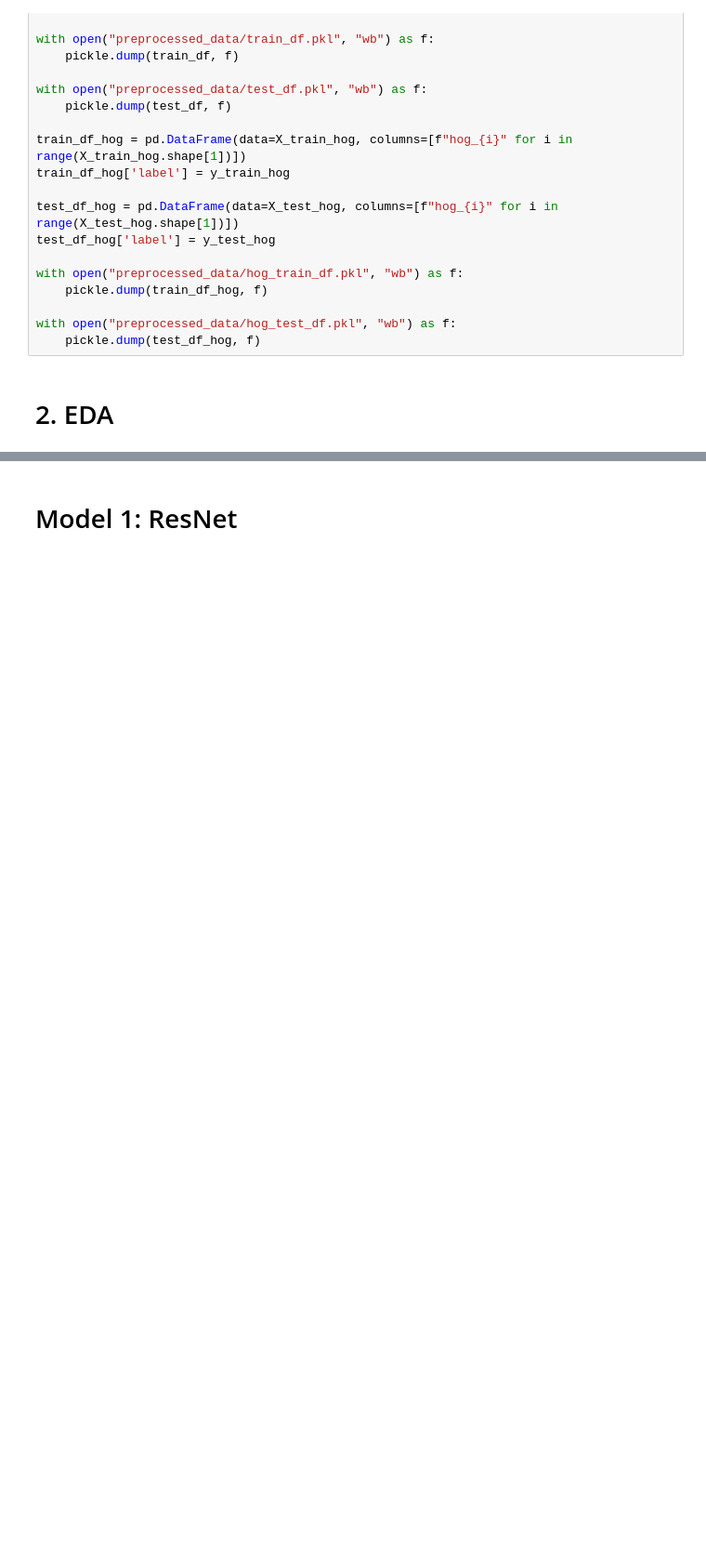
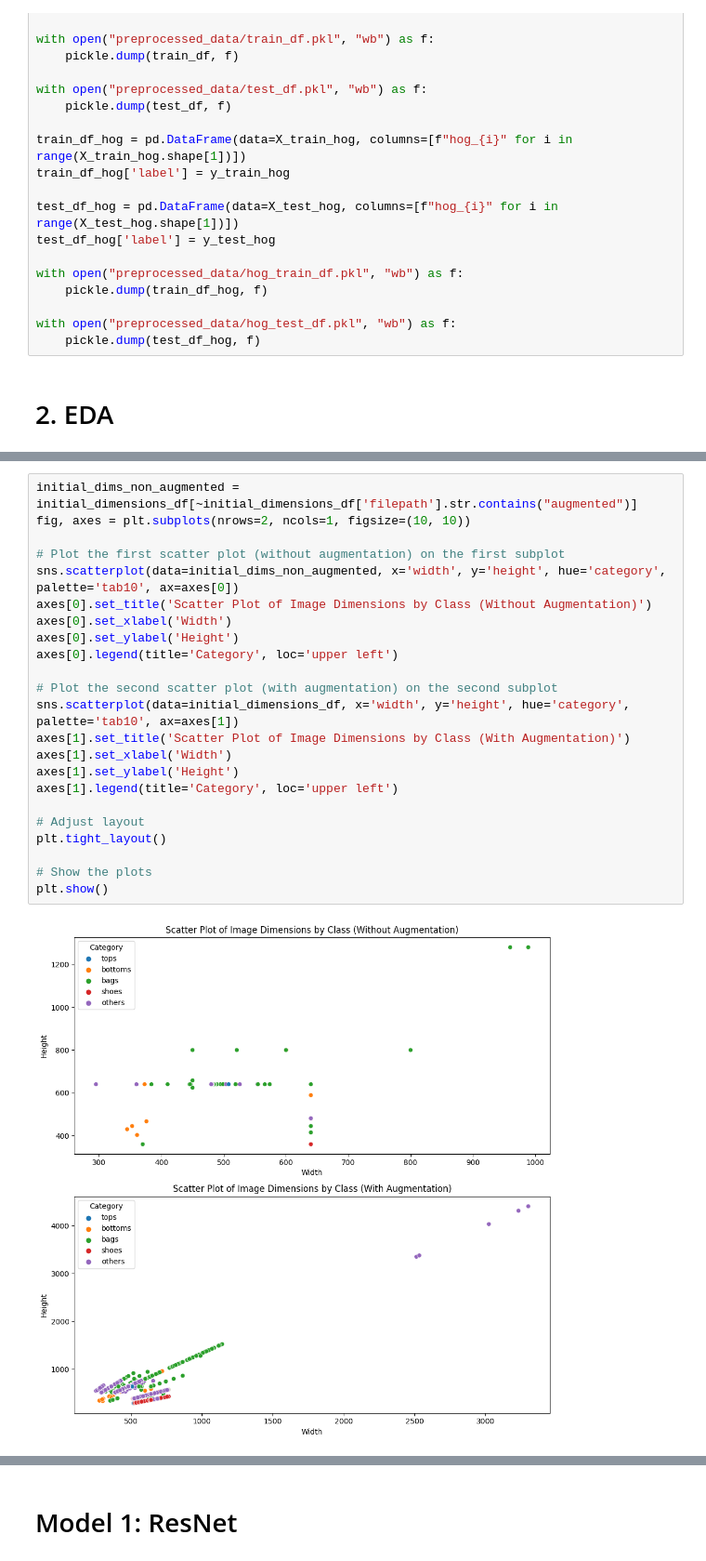
Before and after one commit to jarylongsq/IS4242-project, a Jupyter notebook: collated.ipynb, the cells around one changed output, grey strips where cells are left out. Shown at 93% size. Saved outputs shown, nothing was run; the diff lists cells and outputs as text; blank space fills up the shorter version.

```diff
--- a/collated.ipynb
+++ b/collated.ipynb
@@ -170,0 +224,25 @@ plt.show()
+# %%
+initial_dims_non_augmented = initial_dimensions_df[~initial_dimensions_df['filepath'].str.contains("augmented")]
+fig, axes = plt.subplots(nrows=2, ncols=1, figsize=(10, 10))
+
+# Plot the first scatter plot (without augmentation) on the first subplot
+sns.scatterplot(data=initial_dims_non_augmented, x='width', y='height', hue='category', palette='tab10', ax=axes[0])
+axes[0].set_title('Scatter Plot of Image Dimensions by Class (Without Augmentation)')
+axes[0].set_xlabel('Width')
+axes[0].set_ylabel('Height')
+axes[0].legend(title='Category', loc='upper left')
+
+# Plot the second scatter plot (with augmentation) on the second subplot
+sns.scatterplot(data=initial_dimensions_df, x='width', y='height', hue='category', palette='tab10', ax=axes[1])
+axes[1].set_title('Scatter Plot of Image Dimensions by Class (With Augmentation)')
+axes[1].set_xlabel('Width')
+axes[1].set_ylabel('Height')
+axes[1].legend(title='Category', loc='upper left')
+
+# Adjust layout
+plt.tight_layout()
+
+# Show the plots
+plt.show()
+# %% [output]
+[figure, added]
```
Also changed, not shown: parts of 16 cells of this notebook.
